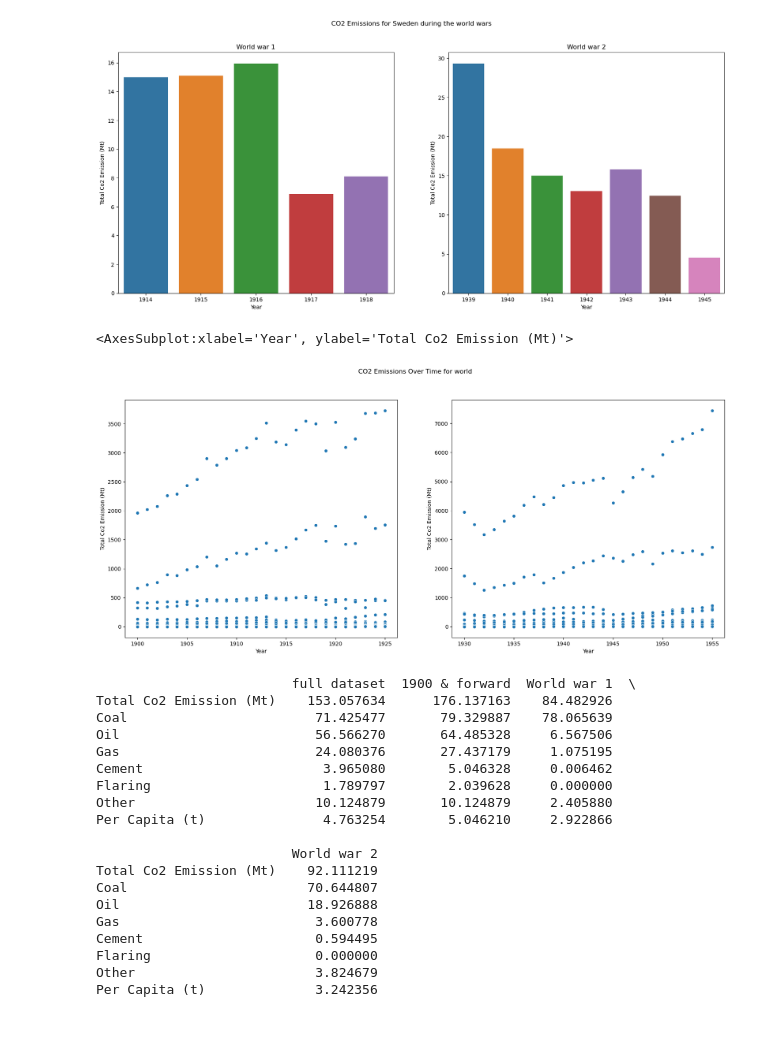
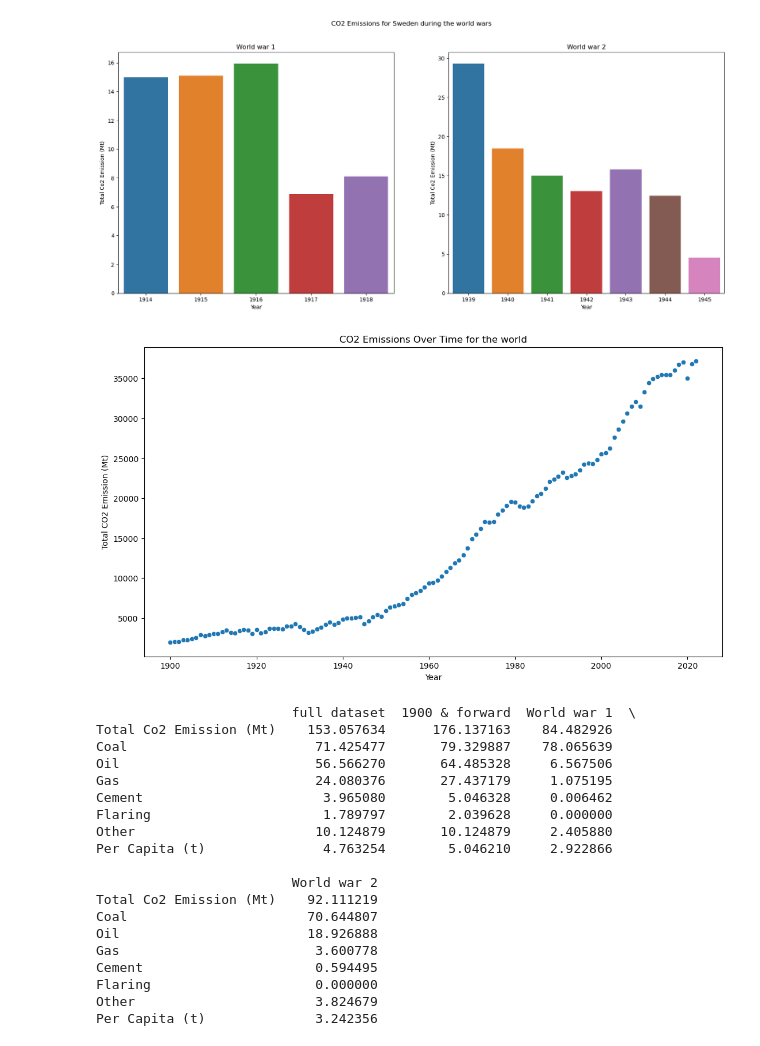
Before and after one commit to Chelsan98/Thesis_EDA_Markus_Oscar, a Jupyter notebook: EDA_CO2.ipynb, the cells around one changed output. Drawn from its saved outputs; the diff is of its cells as text; code cells hidden in the pictures.

```diff
--- a/EDA_CO2.ipynb
+++ b/EDA_CO2.ipynb
@@ -224,18 +226,22 @@ axes[1].set_title('World war 2')
 # %% [output]
 Text(0.5, 1.0, 'World war 2')
 [figure]
-# %%
-# Might delete this. Decide later. This is probably incorrect as well. Should use the global rows in the dataset
-filtered_data = dataCo2[(dataCo2['Year'] >=1900) & (dataCo2['Year'] <=1925)]
-filtered_data2 = dataCo2[(dataCo2['Year'] >=1930) & (dataCo2['Year'] <=1955)]
-
-fig, axes = plt.subplots(1, 2, sharex=False, figsize=(20,8)) # first number is rows with plots and second number is amount of plots per row.
-fig.suptitle(f'CO2 Emissions Over Time for world')
-sbn.scatterplot(ax=axes[0], data=filtered_data, x=filtered_data['Year'], y=filtered_data['Total Co2 Emission (Mt)'])
-sbn.scatterplot(ax=axes[1], data=filtered_data2, x=filtered_data2['Year'], y=filtered_data2['Total Co2 Emission (Mt)'])
-# %% [output]
-<AxesSubplot:xlabel='Year', ylabel='Total Co2 Emission (Mt)'>
-[figure, removed]
+# %%
+country_name = "Global" # Change this line to whatever Country interests you
+country_data = dataCo2[dataCo2['Country'] == country_name]
+
+# Filter the data for the time period you're interested in (e.g., after 1900)
+filtered_data = country_data[country_data['Year'] >= 1900]
+
+# Plot CO2 emissions over time for the selected country and time period
+plt.figure(figsize=(13, 7))
+sbn.scatterplot(x=filtered_data['Year'], y=filtered_data['Total Co2 Emission (Mt)'])
+plt.title('CO2 Emissions Over Time for the world')
+plt.xlabel('Year')
+plt.ylabel('Total CO2 Emission (Mt)')
+plt.show()
+# %% [output]
+[figure, added]
 # %%
 
 baseline = dataCo2[(dataCo2['Year'] >=1900)]
```
Also changed, not shown: parts of 8 cells of this notebook, 1 other file.
